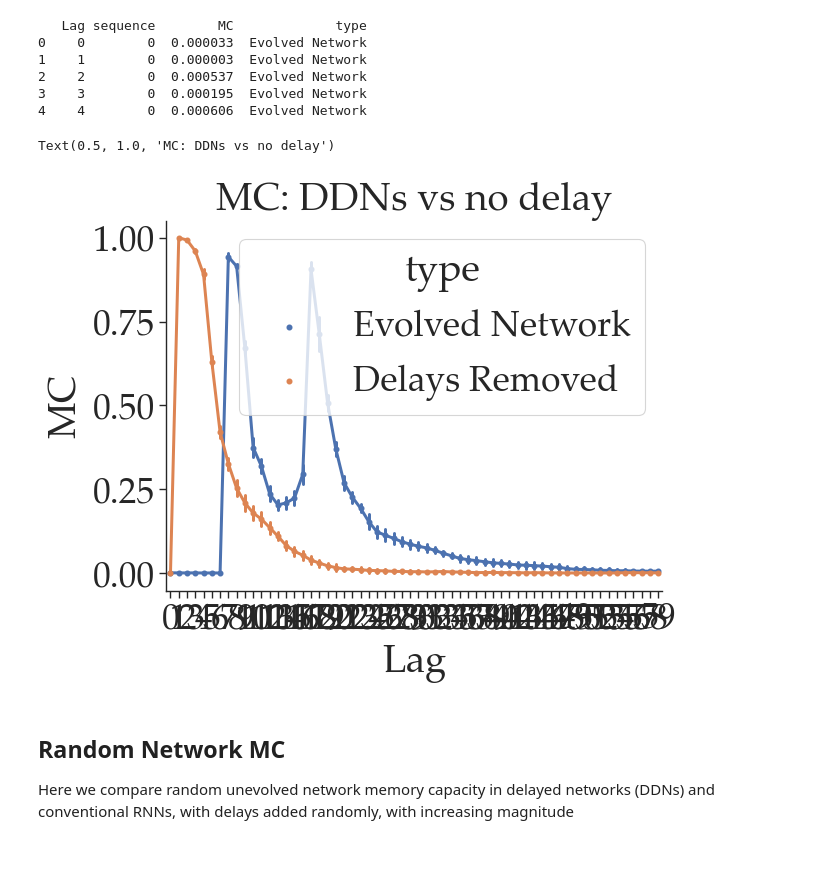
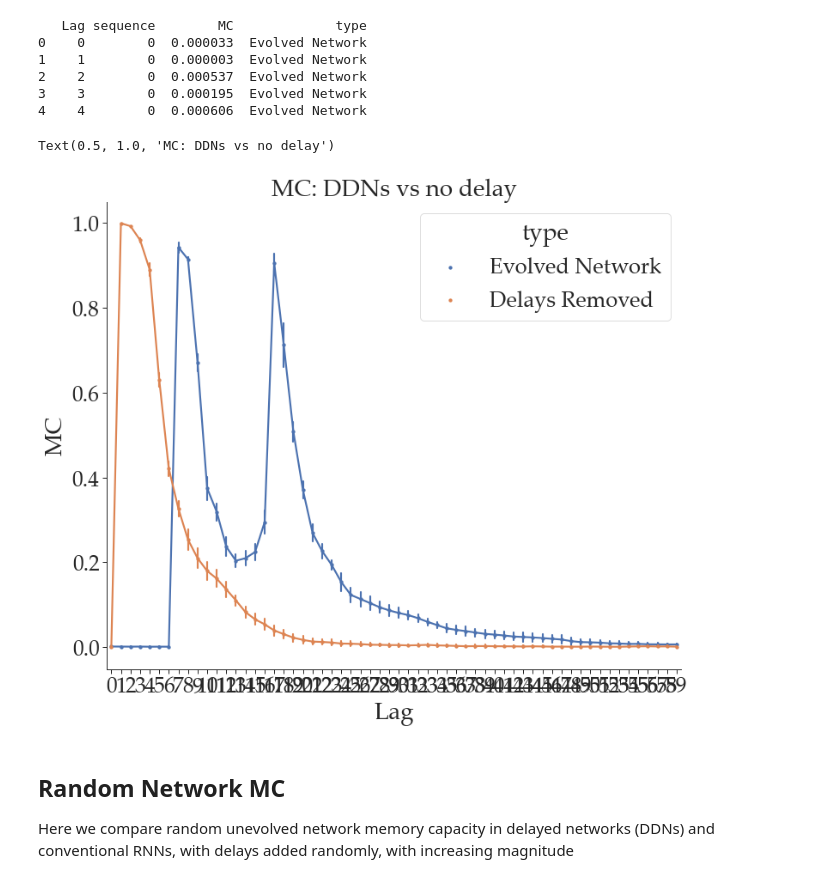
Before and after one commit to StefanIacob/DDN-public, a Jupyter notebook: analysis.ipynb, the cells around one changed output. Saved outputs shown, nothing was run; the diff lists cells and outputs as text; code cells hidden in the pictures; blank space fills up the shorter version.

```diff
--- a/analysis.ipynb
+++ b/analysis.ipynb
@@ -183,11 +201,14 @@ print(df_long.head())
 3    3        0  0.000195  Evolved Network
 4    4        0  0.000606  Evolved Network
 # %%
+plt.figure(figsize=(12,10))
 sns.pointplot(df_long, x="Lag", y="MC", hue='type', errorbar='sd', markers='.')
+
 plt.title('MC: DDNs vs no delay')
+plt.
 # %% [output]
 Text(0.5, 1.0, 'MC: DDNs vs no delay')
-[figure, old version]
+[figure, new version]
 # %% [markdown]
 ## Random Network MC
 Here we compare random unevolved network memory capacity in delayed networks (DDNs) and conventional RNNs, with delays added randomly, with increasing magnitude
```
Also changed, not shown: parts of 4 cells of this notebook, 2 other files.
